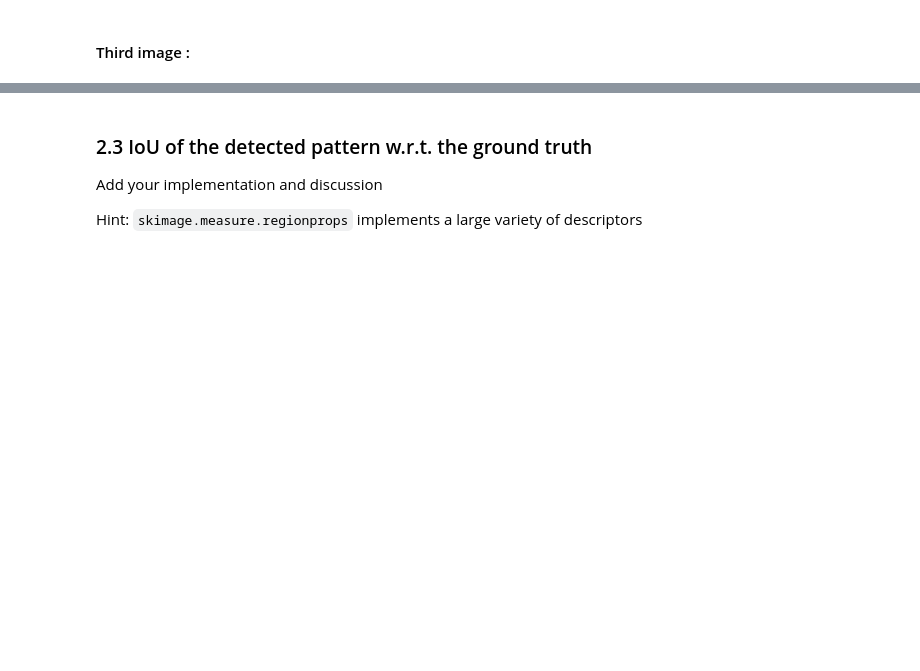
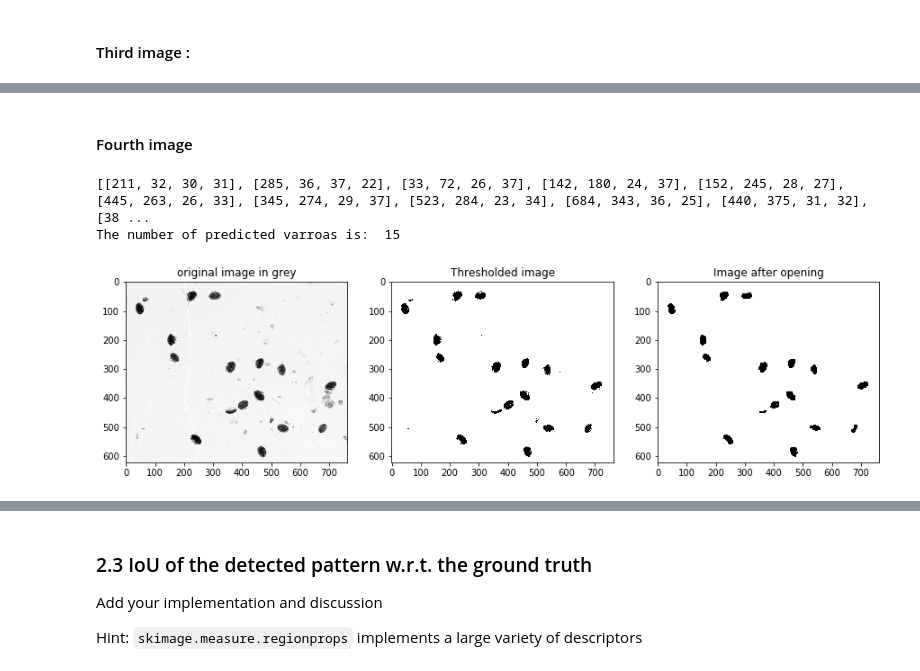
Before and after one commit to mfendri2/ImageAnalysisEPFL, a Jupyter notebook: Lab1_Image_seg/lab_01_segmentation.ipynb, the cells around one changed output, grey strips where cells are left out. Drawn from its saved outputs; the diff is of its cells as text; code cells hidden in the pictures; blank space fills up the shorter version.

```diff
--- a/Lab1_Image_seg/lab_01_segmentation.ipynb
+++ b/Lab1_Image_seg/lab_01_segmentation.ipynb
@@ -570,0 +571,18 @@ plot_predictedVsGround(im_3,ground_truth_3,varroa_box_3)
+# %% [markdown]
+#### Fourth image
+# %%
+image_file='../data/lab-01-data/varroa-04.jpg'
+kernelSize=7
+kernel = np.ones((kernelSize,kernelSize))
+im_4=image_tranform(image_file,110,kernel,"CLOSE","ON")
+(contours_list_4,contour_area_4)=find_countours_with_threshold(im_4,300)
+varroa_box_4=predicted_varroa(contours_list_4)
+print(varroa_box_4)
+print("The number of predicted varroas is: ",len(varroa_box_4))
+ground_truth_4=[]
+for i in range(len(annotations_xmls[3])):
+    ground_truth_4.append(annotations_xmls[3][i]['bbox'])
+# %% [output]
+[[211, 32, 30, 31], [285, 36, 37, 22], [33, 72, 26, 37], [142, 180, 24, 37], [152, 245, 28, 27], [445, 263, 26, 33], [345, 274, 29, 37], [523, 284, 23, 34], [684, 343, 36, 25], [440, 375, 31, 32], [38 ...
+The number of predicted varroas is:  15
+[figure, added]
```
Also changed, not shown: parts of 16 cells of this notebook.
